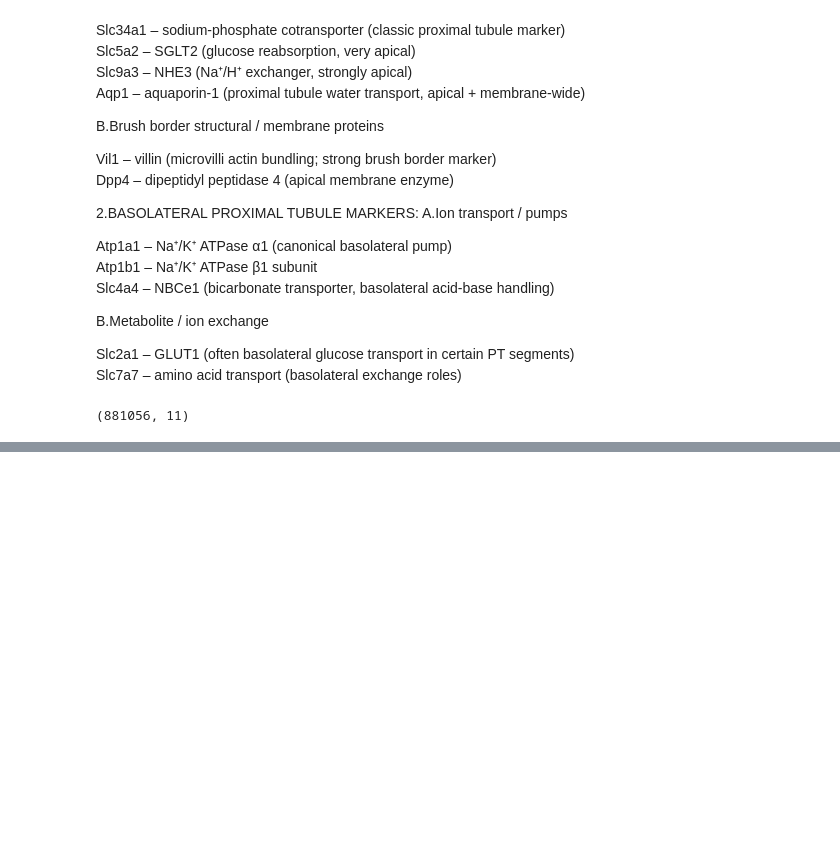
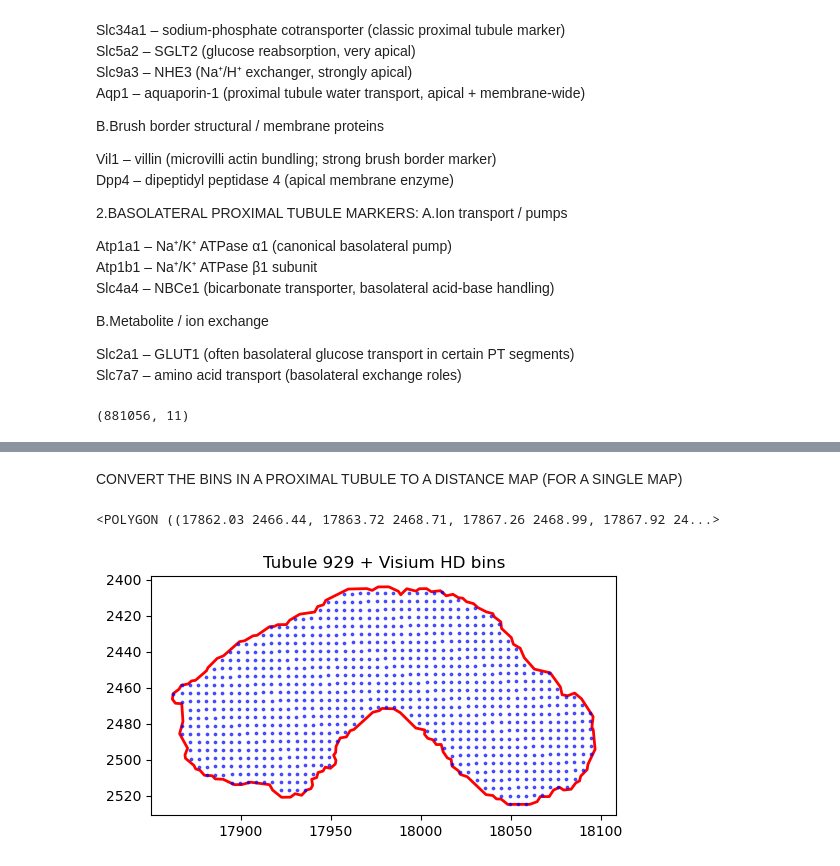
Before and after one commit to ssingh95jhu/Correlation_Kidney_Structure_Molecular_Presentation, a Jupyter notebook: Apical_Basal_PT_Distinction.ipynb, the cells around one changed output, grey strips where cells are left out. Cells and saved outputs as stored; diff of their text form; code cells hidden in the pictures; blank space fills up the shorter version.

```diff
--- a/Apical_Basal_PT_Distinction.ipynb
+++ b/Apical_Basal_PT_Distinction.ipynb
@@ -62,0 +98,38 @@ ctrl1_A2_PTselect.shape
+# %% [markdown]
+CONVERT THE BINS IN A PROXIMAL TUBULE TO A DISTANCE MAP (FOR A SINGLE MAP)
+# %%
+#Importing the geojson files which contains the proximal tubule annotations and boudary information.
+import geopandas as gpd
+gdf=gpd.read_file("data/2um/geojson/Ctrl_1A2_tubules_processed_caleb.geojson")
+# %%
+#Extracting geometrical information for a particular PT (let's ID=929 on the geojson file)
+tubule=gdf[gdf["id"]=="929"]
+geom=tubule.geometry.iloc[0]
+geom
+# %% [output]
+<POLYGON ((17862.03 2466.44, 17863.72 2468.71, 17867.26 2468.99, 17867.92 24...>
+# %%
+#Extract corresponding bin coordinates:
+subset = ctrl1_A2_PTselect[ctrl1_A2_PTselect.obs['proximal_tubule_geojson_feature_index'].astype(str) == "929"].copy()
+
+x = subset.obs["pxl_col_in_fullres"]
+y = subset.obs["pxl_row_in_fullres"]
+
+#Overlay/Plot together:
+import matplotlib.pyplot as plt
+
+fig, ax = plt.subplots(figsize=(6,6))
+
+# 1. plot tubule polygon
+gdf[gdf["id"] == "929"].plot(ax=ax, color="none", edgecolor="red", linewidth=2)
+
+# 2. plot bins inside tubule
+ax.scatter(x, y, s=3, c="blue", alpha=0.6)
+
+ax.set_aspect("equal")
+ax.invert_yaxis()  # IMPORTANT for image coordinate systems
+ax.set_title("Tubule 929 + Visium HD bins")
+
+plt.show()
+# %% [output]
+[figure, added]
```
Also changed, not shown: parts of 8 cells of this notebook.
